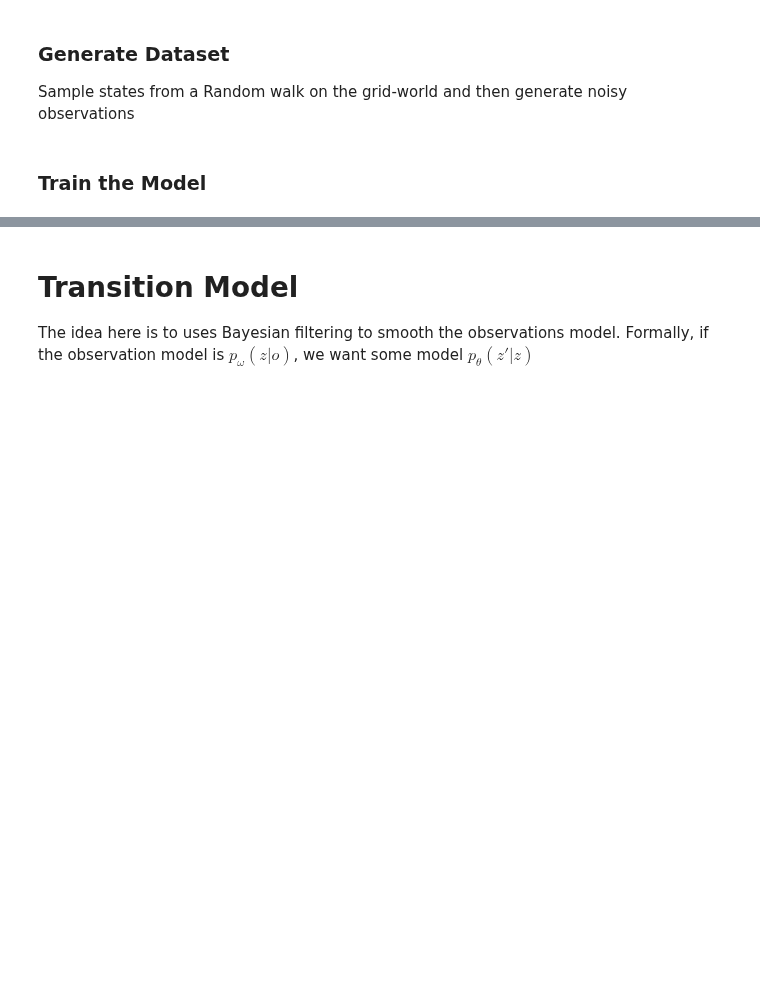
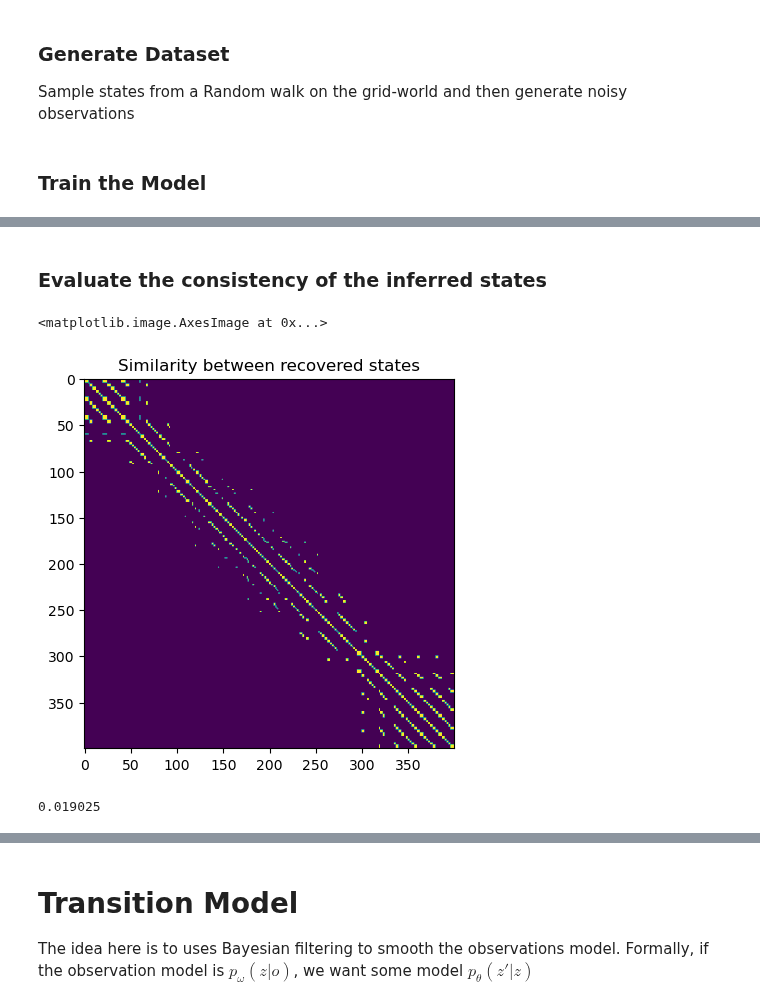
Before and after one commit to nicktfranklin/thread_the_needle, a Jupyter notebook: State_Inference_Network.ipynb, the cells around one changed output, grey strips where cells are left out. Drawn from its saved outputs; the diff is of its cells as text; code cells hidden in the pictures; blank space fills up the shorter version.

```diff
--- a/State_Inference_Network.ipynb
+++ b/State_Inference_Network.ipynb
@@ -155,11 +181,11 @@ where $\log q(x|z)$ is the reconstruction loss of the network and $KL(q(z|x)||p(
 ### Generate Dataset
 Sample states from a Random walk on the grid-world and then generate noisy observations
 # %%
-### Simulation Parameters
+## Simulation Parameters
 N_TRAINING_EXAMPLES = 10000
 BATCH_SIZE = 64
 
-transition_model = TransitionModel(HEIGHT, WIDTH)
+transition_model = TransitionModel(task.observation_model.h, task.observation_model.w)
 
 # Create the dataloaders from the dataset
 args = [transition_model, observation_model]
@@ -179,12 +205,13 @@ test_loader = data.DataLoader(test_obs, batch_size=BATCH_SIZE)
 N_EPOCHS = 20  # should be 20
 EMBEDDING_LAYERS = 5
 EMBEDDING_DIM = len(observation_model.states) // 2
+# EMBEDDING_DIM = 10
 OBSERVATION_DIM = observation_model.map_height**2
 LR = 3e-4
 beta = 1.0
 tau = 2.0
 gamma = 0.99
-dropout = 0.0
+dropout = 0.1
 
 # create the model
 encoder_hidden = [OBSERVATION_DIM // 5, OBSERVATION_DIM // 10]
@@ -273,0 +301,27 @@ for s in range(5):
+# %% [markdown]
+### Evaluate the consistency of the inferred states
+# %%
+obs = convert_8bit_to_float(
+    torch.stack(
+        [
+            make_tensor(observation_model(s))
+            for s in range(transition_model.n_states)
+            for _ in range(1)
+        ]
+    )
+).to(DEVICE)
+z = vae_model.get_state(obs)
+
+hash_vector = np.array([vae_model.z_dim**ii for ii in range(vae_model.z_layers)])
+
+z = z.dot(hash_vector)
+d = pairwise_distances(z.reshape(-1, 1), metric=lambda x, y: x == y)
+plt.title("Similarity between recovered states")
+plt.imshow(d)
+# %% [output]
+<matplotlib.image.AxesImage at 0x...>
+[figure, added]
+# %%
+d.mean()
+# %% [output]
+0.019025
```
Also changed, not shown: parts of 21 cells of this notebook, 4 other files.
